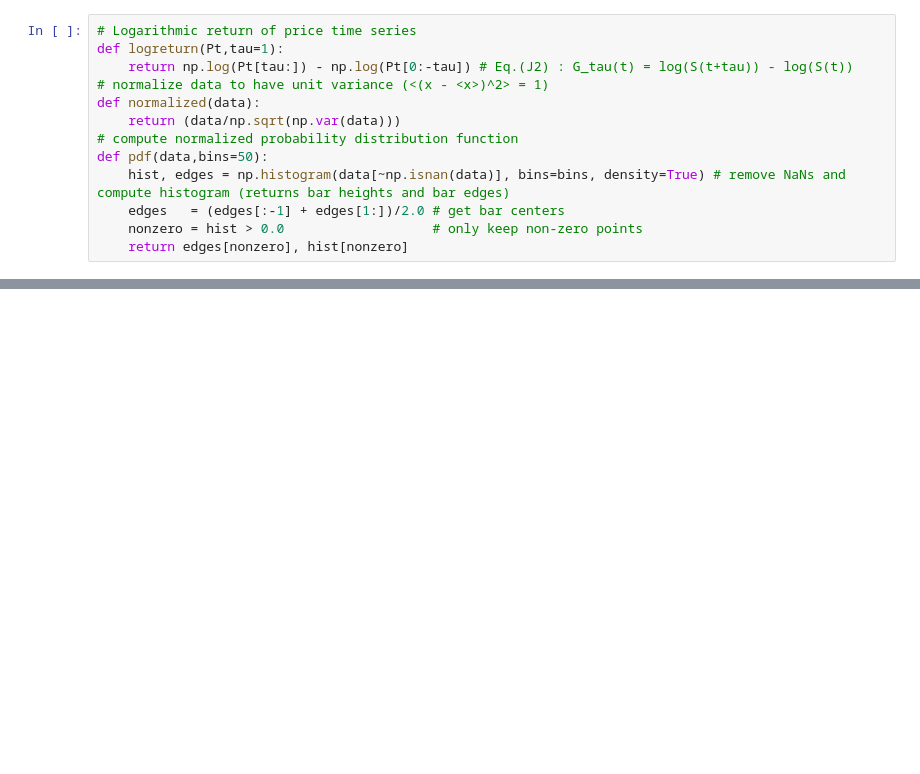
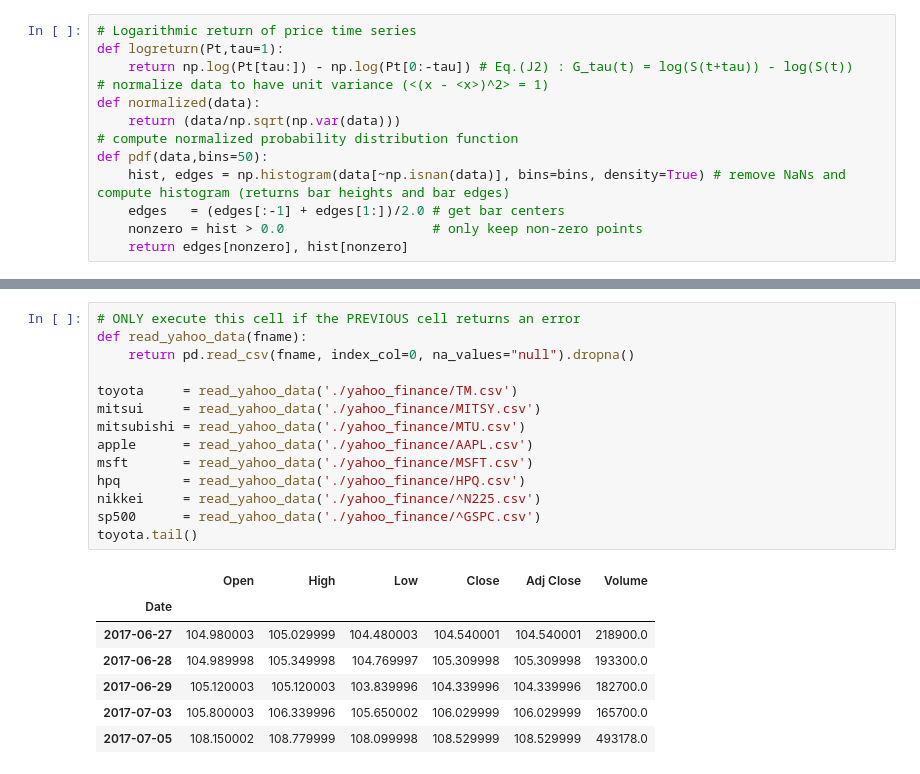
Before and after one commit to ryo0921/KyotoUx-009x, a Jupyter notebook: 06/009x_61.ipynb, the cells around one changed output, grey strips where cells are left out. Saved outputs shown, nothing was run; the diff lists cells and outputs as text; blank space fills up the shorter version.

```diff
--- a/06/009x_61.ipynb
+++ b/06/009x_61.ipynb
@@ -151,3 +143,25 @@ toyota.tail()
+# %%
+# ONLY execute this cell if the PREVIOUS cell returns an error
+def read_yahoo_data(fname):
+    return pd.read_csv(fname, index_col=0, na_values="null").dropna()
+
+toyota     = read_yahoo_data('./yahoo_finance/TM.csv')
+mitsui     = read_yahoo_data('./yahoo_finance/MITSY.csv')
+mitsubishi = read_yahoo_data('./yahoo_finance/MTU.csv')
+apple      = read_yahoo_data('./yahoo_finance/AAPL.csv')
+msft       = read_yahoo_data('./yahoo_finance/MSFT.csv')
+hpq        = read_yahoo_data('./yahoo_finance/HPQ.csv')
+nikkei     = read_yahoo_data('./yahoo_finance/^N225.csv')
+sp500      = read_yahoo_data('./yahoo_finance/^GSPC.csv')
+toyota.tail()
+# %% [output]
+|  | Open | High | Low | Close | Adj Close | Volume |
+| Date |  |  |  |  |  |  |
+| 2017-06-27 | 104.980003 | 105.029999 | 104.480003 | 104.540001 | 104.540001 | 218900.0 |
+| 2017-06-28 | 104.989998 | 105.349998 | 104.769997 | 105.309998 | 105.309998 | 193300.0 |
+| 2017-06-29 | 105.120003 | 105.120003 | 103.839996 | 104.339996 | 104.339996 | 182700.0 |
+| 2017-07-03 | 105.800003 | 106.339996 | 105.650002 | 106.029999 | 106.029999 | 165700.0 |
+| 2017-07-05 | 108.150002 | 108.779999 | 108.099998 | 108.529999 | 108.529999 | 493178.0 |
 # %%
 fig,[ax,bx]=plt.subplots(figsize=(15,7.5),nrows=2,sharex=True,subplot_kw={'xlabel':r'Date','ylabel':r'Price'})
 for stock,lbl in zip([toyota,mitsui,mitsubishi],['Toyota','Mitsui Bussan','Mitsubishi Shoji']):
```
Also changed, not shown: parts of 8 cells of this notebook, 8 other files.
